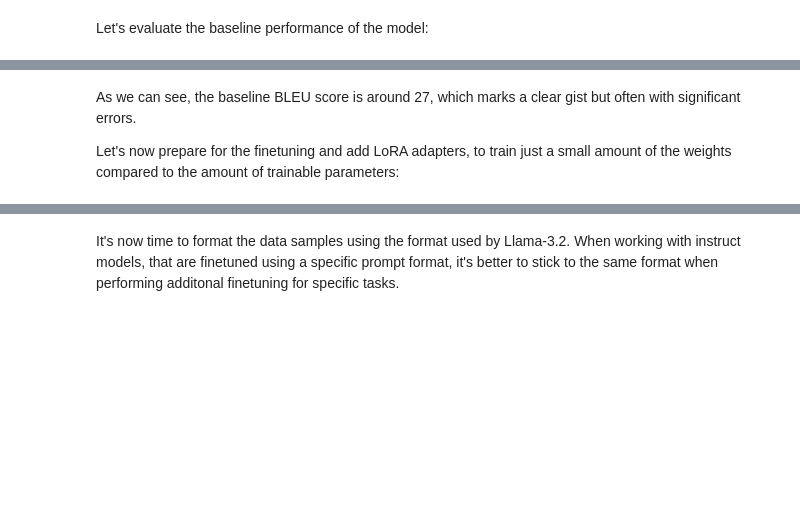
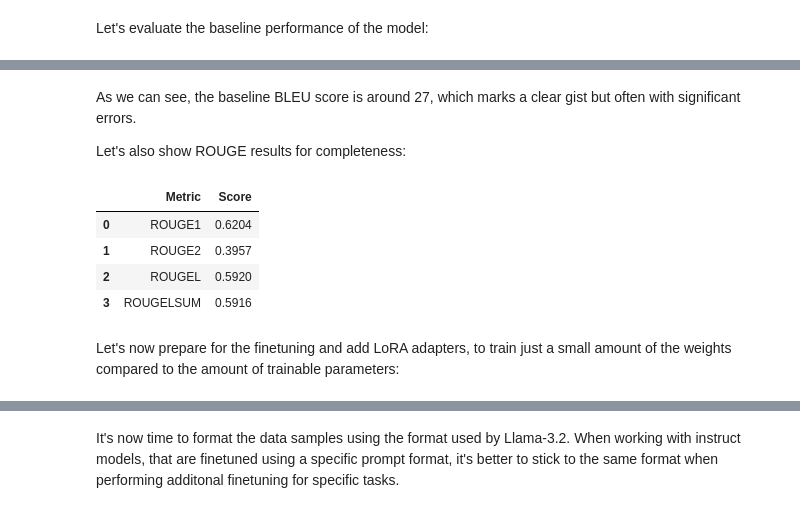
Before and after one commit to nicolo-mn/project-dm, a Jupyter notebook: ProjectDM.ipynb, the cells around one changed output, grey strips where cells are left out. Saved outputs shown, nothing was run; the diff lists cells and outputs as text; code cells hidden in the pictures; blank space fills up the shorter version.

Commit message:
feat: add ROUGE, remove not statistically significant tests

```diff
--- a/ProjectDM.ipynb
+++ b/ProjectDM.ipynb
@@ -265,3 +271,36 @@ def test_completions_with_sacrebleu(model, tokenizer, test_dataset, batch_size =
+# %%
+rouge = load('rouge')
+
+def format_rouge(data):
+    """
+    Formats output of ROUGE into a summary dataframe.
+    """
+    if isinstance(data, str):
+        data = json.loads(data)
+
+    formatted_data = {
+        'Metric': [],
+        'Score': []
+    }
+
+    for metric, score in data.items():
+        formatted_data['Metric'].append(metric.upper())
+        formatted_data['Score'].append(round(score, 4))
+
+    summary_df = pd.DataFrame(formatted_data)
+
+    return summary_df
+
+def get_rouge_scores(predictions, test_dataset):
+    """
+    Tests a model using ROUGE for scoring.
+    """
+    # ROUGE expectations: predictions (list of strings), references (list of strings or list of list of strings)
+    return rouge.compute(
+        predictions=predictions,
+        references=test_dataset["de"],
+        use_stemmer=True
+    )
 # %% [markdown]
 ## Dataset Analysis
 # %% [markdown]
@@ -517,6 +556,16 @@ ORIGINAL MODEL STATS:
+# %% [markdown]
+As we can see, the baseline BLEU score is around 27, which marks a clear gist but often with significant errors.
+
+Let's also show ROUGE results for completeness:
+# %%
+format_rouge(get_rouge_scores(original_model_translations, test_dataset))
+# %% [output]
+|  | Metric | Score |
+| 0 | ROUGE1 | 0.6204 |
+| 1 | ROUGE2 | 0.3957 |
+| 2 | ROUGEL | 0.5920 |
+| 3 | ROUGELSUM | 0.5916 |
 # %% [markdown]
-As we can see, the baseline BLEU score is around 27, which marks a clear gist but often with significant errors.
-
 Let's now prepare for the finetuning and add LoRA adapters, to train just a small amount of the weights compared to the amount of trainable parameters:
 # %%
 model = add_lora_adapters(model)
```
Also changed, not shown: parts of 25 cells of this notebook.
